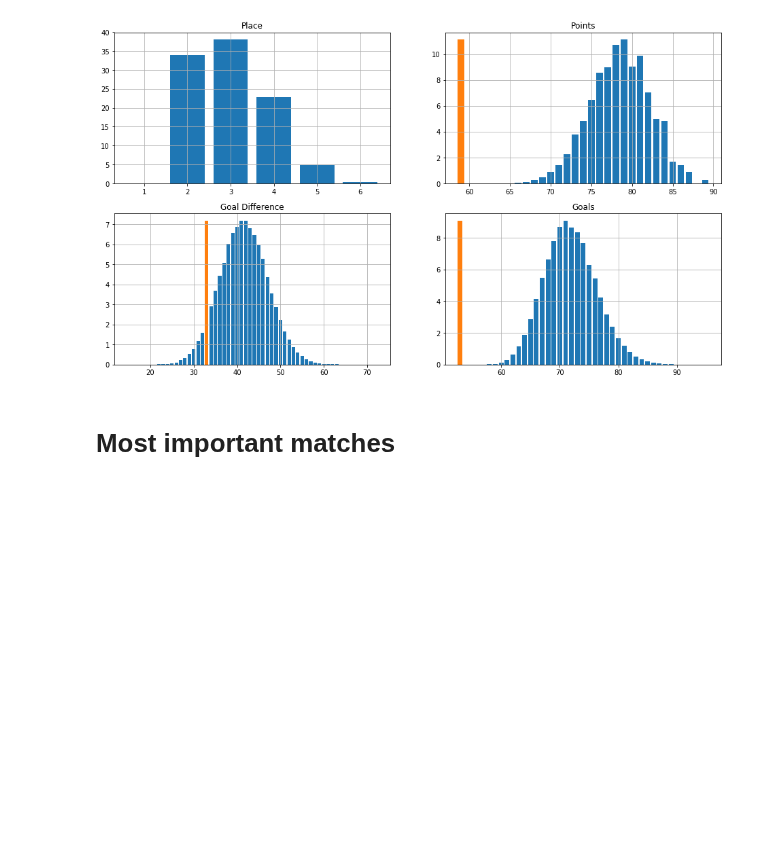
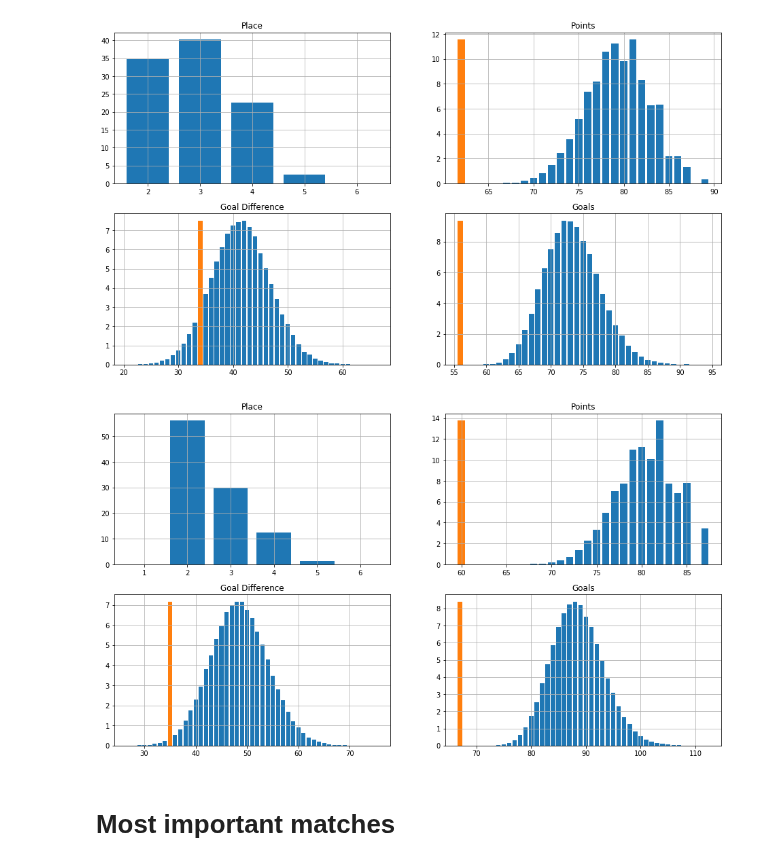
Before and after one commit to tchnvkng/python_notebooks, a Jupyter notebook: premier_league/pl2.ipynb, the cells around one changed output. Saved outputs shown, nothing was run; the diff lists cells and outputs as text; code cells hidden in the pictures; blank space fills up the shorter version.

```diff
--- a/premier_league/pl2.ipynb
+++ b/premier_league/pl2.ipynb
@@ -77,7 +79,9 @@ simulation not yet processed, processing
 # %%
 PremierLeague.team_report('Man United')
+PremierLeague.team_report('Liverpool')
 # %% [output]
-[figure, old version]
+[figure, new version]
+[figure, added]
 # %% [markdown]
 # Most important matches
 # %%
```
Also changed, not shown: parts of 9 cells of this notebook.
